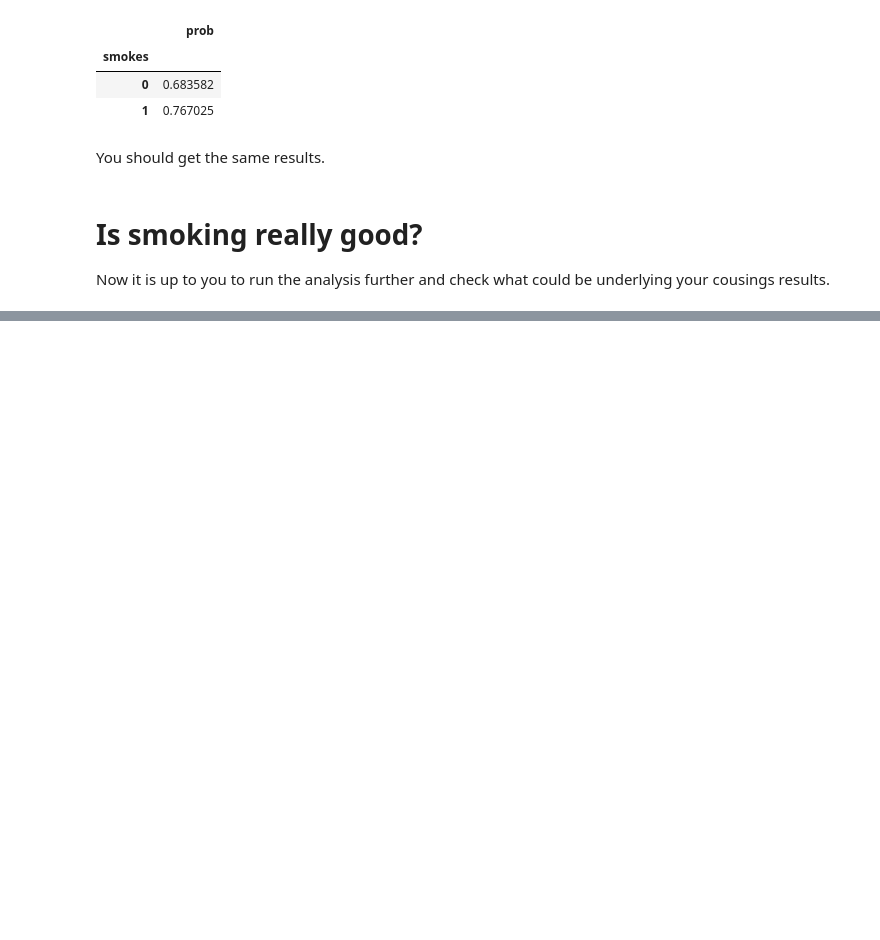
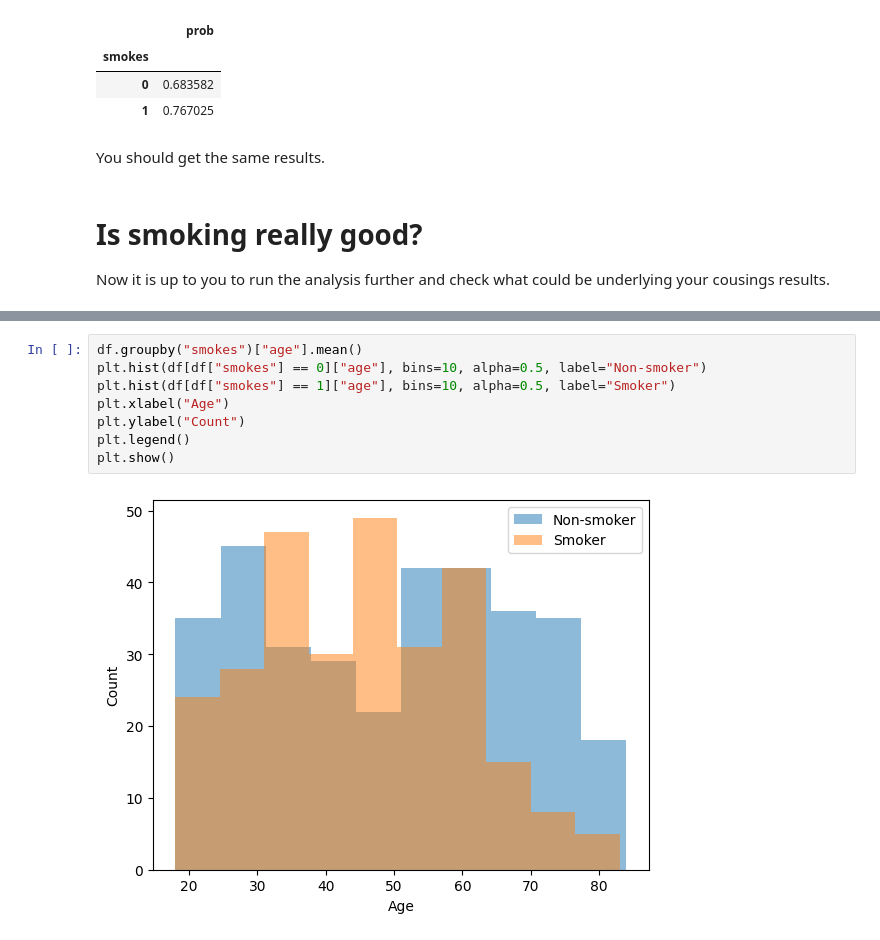
Before and after one commit to sajid-ahmed1/ps_2_ex2_smoking_is_bad, a Jupyter notebook: smoking_is_bad.ipynb, the cells around one changed output, grey strips where cells are left out. Cells and saved outputs as stored; diff of their text form; blank space fills up the shorter version.

```diff
--- a/smoking_is_bad.ipynb
+++ b/smoking_is_bad.ipynb
@@ -97,0 +127,10 @@ Now it is up to you to run the analysis further and check what could be underlyi
+# %%
+df.groupby("smokes")["age"].mean()
+plt.hist(df[df["smokes"] == 0]["age"], bins=10, alpha=0.5, label="Non-smoker")
+plt.hist(df[df["smokes"] == 1]["age"], bins=10, alpha=0.5, label="Smoker")
+plt.xlabel("Age")
+plt.ylabel("Count")
+plt.legend()
+plt.show()
+# %% [output]
+[figure, added]
```
Also changed, not shown: parts of 9 cells of this notebook, 1 other file.
